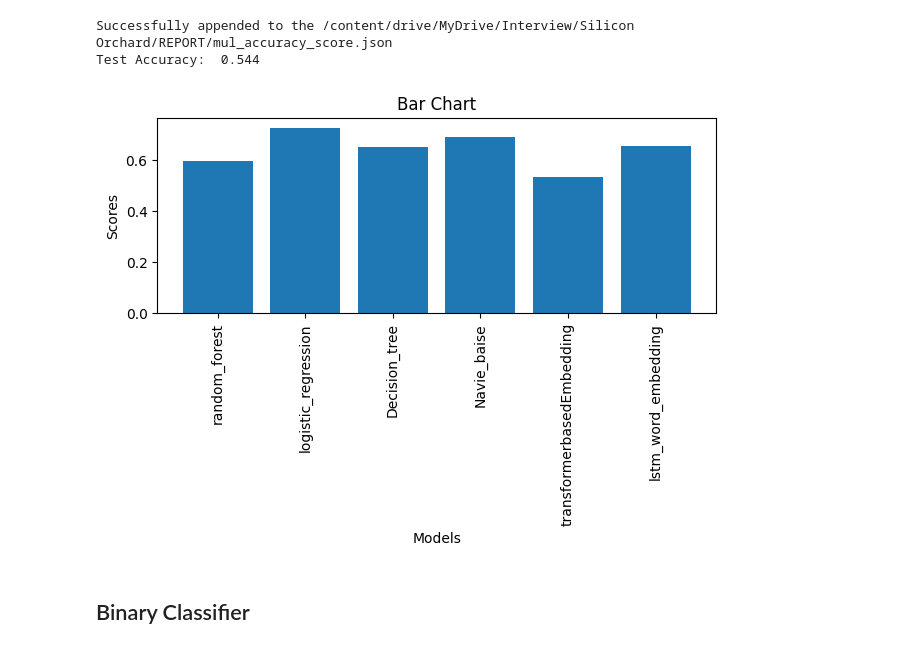
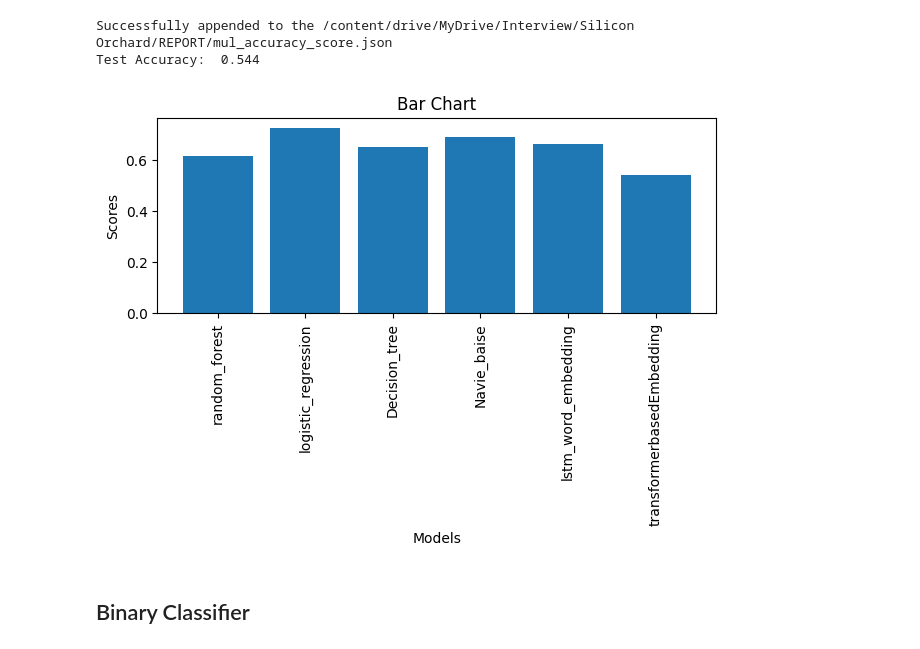
Before and after one commit to shihabict/ml_test, a Jupyter notebook: ML_SKill_Test.ipynb, the cells around one changed output. Saved outputs shown, nothing was run; the diff lists cells and outputs as text; code cells hidden in the pictures.

```diff
--- a/ML_SKill_Test.ipynb
+++ b/ML_SKill_Test.ipynb
@@ -822,11 +822,11 @@ def show_comparision_table(file_name):
     plt.xticks(rotation=90)  # Rotate the x-axis labels for better visibility
     plt.tight_layout()  # Adjust the layout to prevent label cutoff
     plt.show()
-
-file_name = '/content/drive/MyDrive/Interview/Silicon Orchard/REPORT/accuracy_score.json'
-show_comparision_table(file_name)
-# %% [output]
-[figure, removed]
+# %%
+file_name = '/content/drive/MyDrive/Interview/Silicon Orchard/REPORT/mul_accuracy_score.json'
+show_comparision_table(file_name)
+# %% [output]
+[figure, added]
 # %% [markdown]
 ## Binary Classifier
 # %%
```
